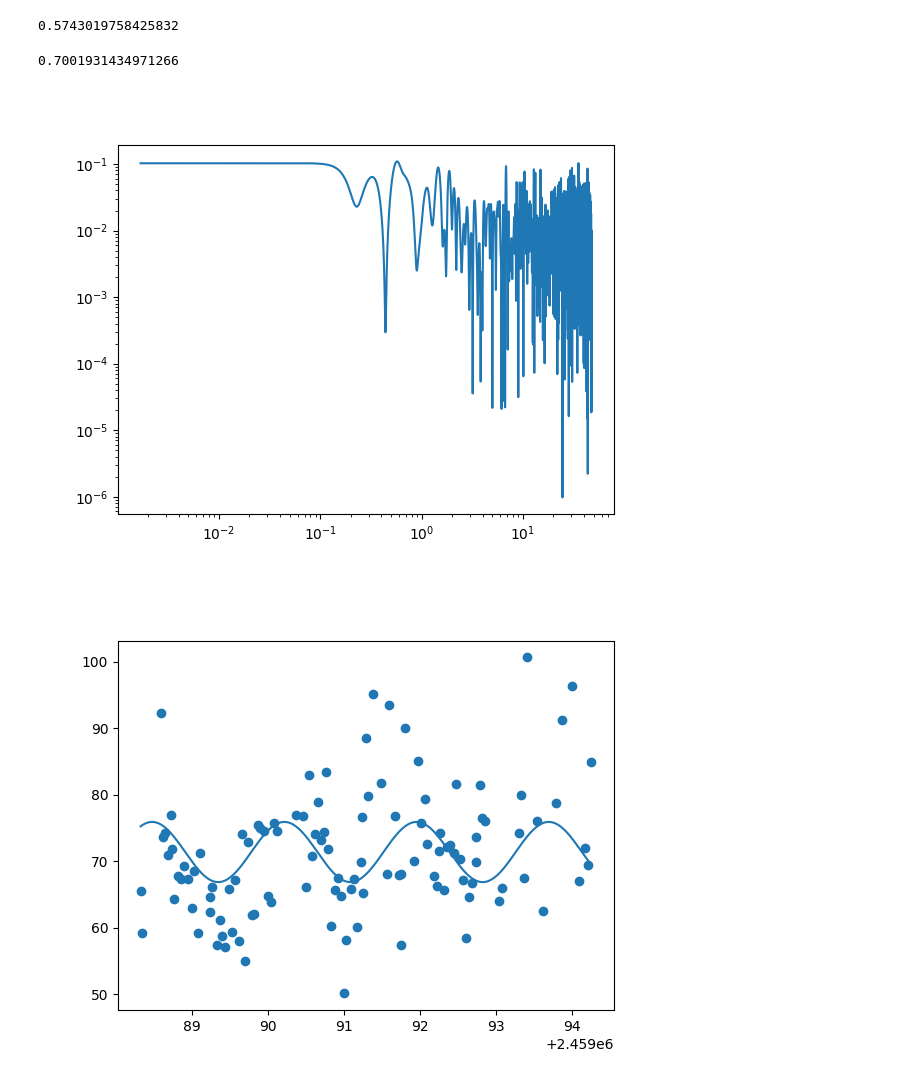
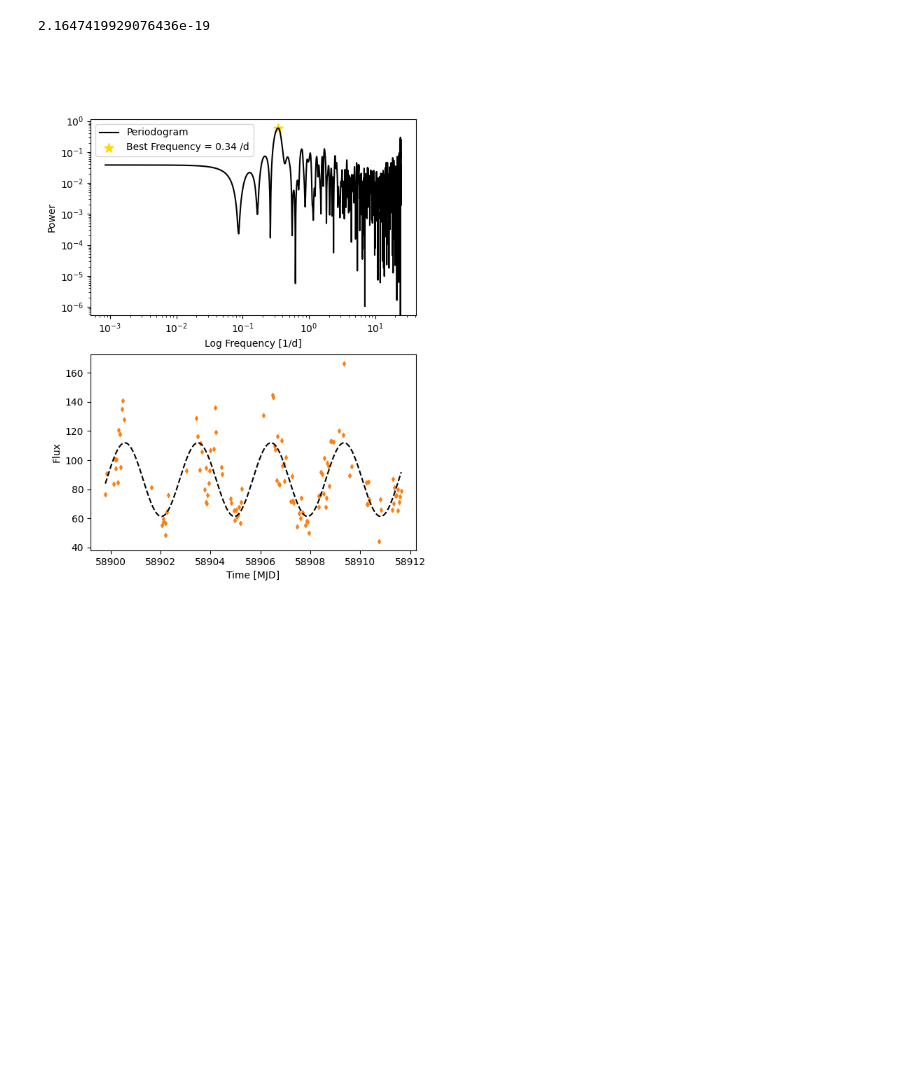
Before and after one commit to ble61/ASTR480, a Jupyter notebook: Test Code/periodTest.ipynb, the cells around one changed output. Drawn from its saved outputs; the diff is of its cells as text; code cells hidden in the pictures; blank space fills up the shorter version.

Commit message:
talk slides started, progress on periods, found edge cases in alldata

```diff
--- a/Test Code/periodTest.ipynb
+++ b/Test Code/periodTest.ipynb
@@ -89,39 +96,45 @@ vars(lcm)
 # %%
 import numpy as np
 import matplotlib.pyplot as plt
 import pandas as pd
 import astropy.units as u
 %matplotlib widget
 
 from astropy.timeseries import LombScargle as lsp
 
 
-fName = "./ 2001 UR124 Matches.csv"
+fName = f"./{objName}Matches.csv"
 data = pd.read_csv(fName)
 fluxes = data["flux"]
-times = data["Time"]
+times = data["Time"]-2400000.5
 
 
 freq, powers = lsp(times*u.day, fluxes).autopower(samples_per_peak=50)
+bestPow = np.max(powers)
+bestFreq = freq[np.argmax(powers)]
+# print(bestFreq)
 
-plt.figure()
-plt.plot(freq, powers)
-plt.xscale("log")
-plt.yscale("log")
-
-best_freq = freq[np.argmax(powers)]
-print(best_freq)
 t_fit=np.linspace(times.min(),times.max(),1000)
 ls = lsp(times, fluxes)
-y_fit = ls.model(t_fit, best_freq)
+y_fit = ls.model(t_fit, bestFreq)
 
-plt.figure()
-plt.plot(t_fit,y_fit)
-plt.scatter(times, fluxes)
+fig, ax = plt.subplots(2, figsize = (6,8))
+
+ax[0].set_xscale("log")
+ax[0].set_yscale("log")
+ax[0].set(xlabel="Log Frequency [1/d]", ylabel="Power")
+ax[0].plot(freq, powers, c="k", label="Periodogram")
+ax[0].scatter(bestFreq,bestPow, c="gold",marker="*", s=100, label=f"Best Frequency = {bestFreq.round(2)} /d")
+ax[0].legend()
+
+ax[1].set(xlabel="Time [MJD]", ylabel="Flux")
+ax[1].scatter(times, fluxes, label = "Light curve", c="tab:orange", marker = "d", s=10)
+ax[1].plot(t_fit,y_fit, ls="--", c="k", label="Model")
+
+
+
 
 ls.false_alarm_probability(np.max(powers))
 # %% [output]
-0.5743019758425832
+2.1647419929076436e-19
-0.7001931434971266
-[figure, old version]
+[figure, new version]
-[figure, removed]
```
Also changed, not shown: parts of 2 cells of this notebook, 39 other files.
